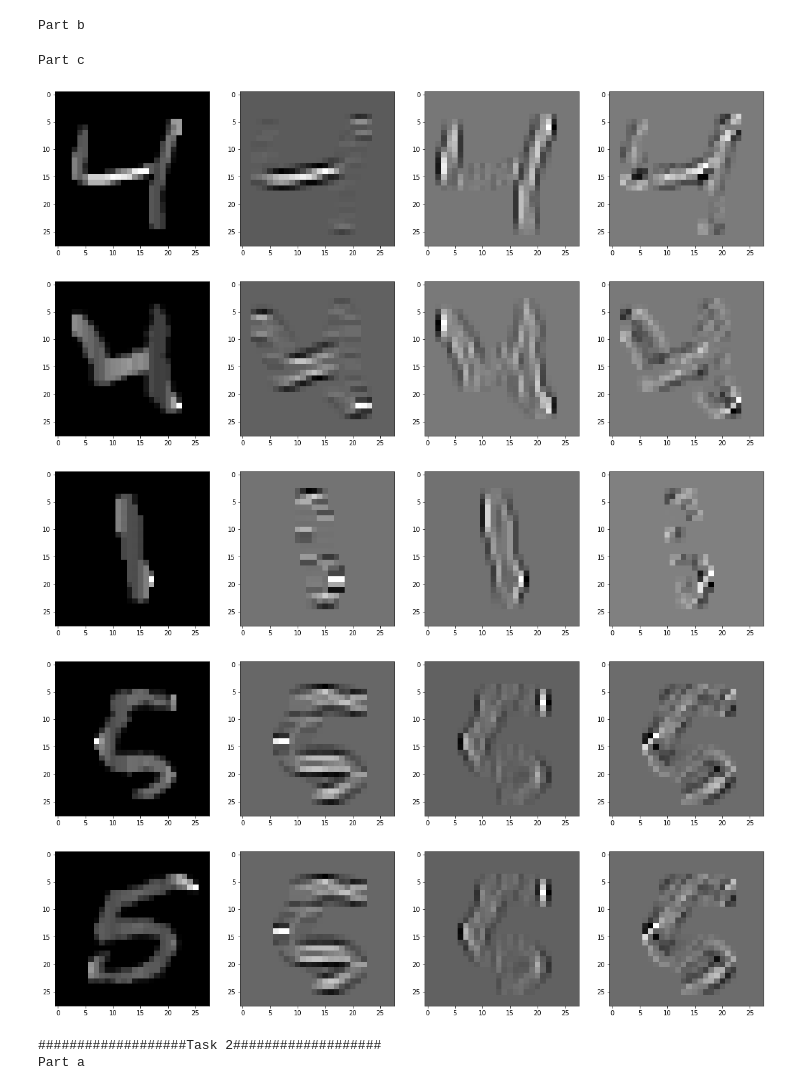
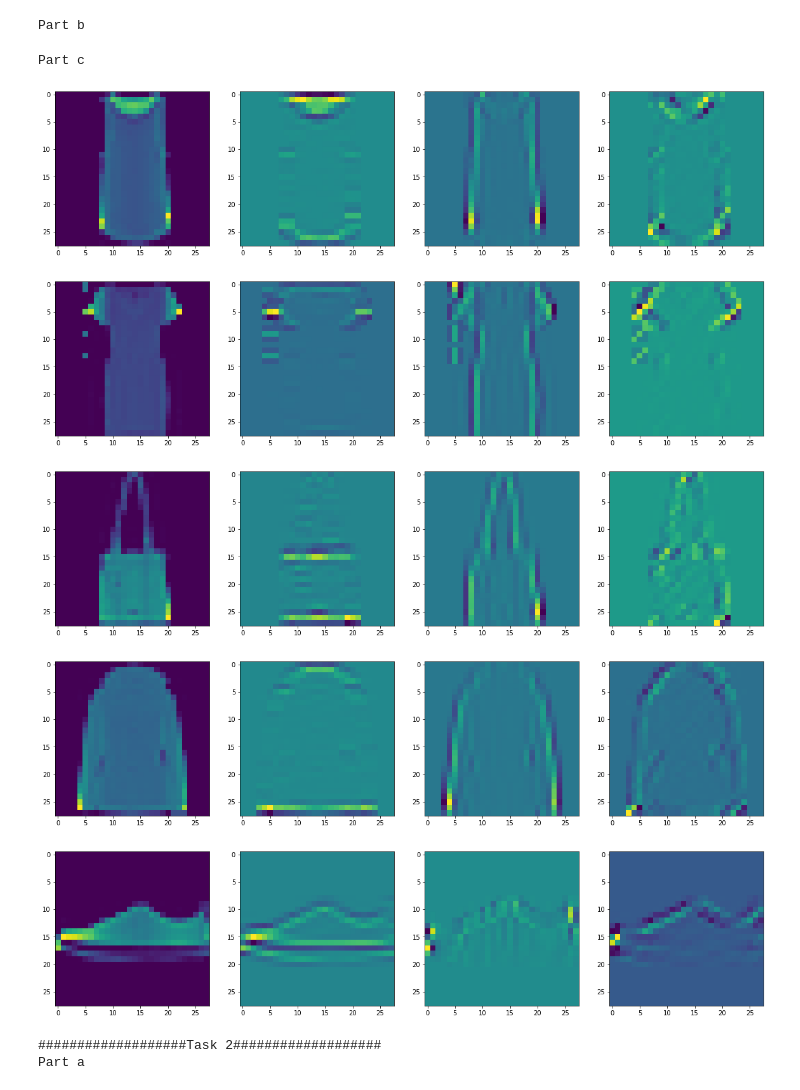
Before and after one commit to AppleAlex99/ML, a Jupyter notebook: src/e5/j.ipynb, the cells around one changed output. Saved outputs shown, nothing was run; the diff lists cells and outputs as text; code cells hidden in the pictures.

```diff
--- a/src/e5/j.ipynb
+++ b/src/e5/j.ipynb
@@ -7,9 +8,11 @@ from scipy import ndimage
 from keras.layers import Reshape
 from keras.layers import Conv2D
 # %%
+tf.random.set_seed(11)
+
 print("###################Task 1###################")
 print("Part a")
-(x_train_01, y_train_01), (x_test_01, y_test_01) = tf.keras.datasets.mnist.load_data(path='mnist.npz')
+(x_train_01, y_train_01), (x_test_01, y_test_01) = tf.keras.datasets.fashion_mnist.load_data()
 
 # Scale the data
 x_train_01 = tf.keras.utils.normalize(x_train_01, axis=1)
@@ -24,7 +27,7 @@ img1 = x_train_01[2]
 img2 = x_train_01[20]
 img3 = x_train_01[200]
 img4 = x_train_01[2000]
-img5 = x_train_01[2000]
+img5 = x_train_01[20000]
 # %% [output]
 Part b
 # %%
@@ -65,49 +68,51 @@ f, ax = plt.subplots(1, 4, figsize=(20, 20))
 a1 = [image1, wimg1_1, wimg1_2, wimg1_3]
 for i in range(0, 4):
     sample = a1[i]
-    ax[i].imshow(sample, cmap='gray')
+    ax[i].imshow(sample)
 plt.show()
 
 image2 = x_train_01[20]# plot the sample
 f2, ax2 = plt.subplots(1, 4, figsize=(20, 20))
 a2 = [image2, wimg2_1, wimg2_2, wimg2_3]
 for i in range(0, 4):
     sample = a2[i]
-    ax2[i].imshow(sample, cmap='gray')
+    ax2[i].imshow(sample)
 plt.show()
 
 image3 = x_train_01[200]# plot the sample
 f3, ax3 = plt.subplots(1, 4, figsize=(20, 20))
 a3 = [image3, wimg3_1, wimg3_2, wimg3_3]
 for i in range(0, 4):
     sample = a3[i]
-    ax3[i].imshow(sample, cmap='gray')
+    ax3[i].imshow(sample)
 plt.show()
 
 image4 = x_train_01[2000]# plot the sample
 f4, ax4 = plt.subplots(1, 4, figsize=(20, 20))
 a4 = [image4, wimg4_1, wimg4_2, wimg4_3]
 for i in range(0, 4):
     sample = a4[i]
-    ax4[i].imshow(sample, cmap='gray')
+    ax4[i].imshow(sample)
 plt.show()
 
 image5 = x_train_01[20000]# plot the sample
 f5, ax5 = plt.subplots(1, 4, figsize=(20, 20))
 a5 = [image5, wimg5_1, wimg5_2, wimg5_3]
 for i in range(0, 4):
     sample = a5[i]
-    ax5[i].imshow(sample, cmap='gray')
+    ax5[i].imshow(sample)
 plt.show()
 
-# The convolutions are highlighting the different gray scales
+# The first convolution layer is highlighting the horizontal lines of the images
+# The second convolution layer is highlighting the vertical lines of the images
+# The third convolution layer is highlighting...
 # %% [output]
 Part c
-[figure, old version]
+[figure, new version]
-[figure, old version]
+[figure, new version]
-[figure, old version]
+[figure, new version]
-[figure, old version]
+[figure, new version]
-[figure, old version]
+[figure, new version]
 # %%
 print("###################Task 2###################")
 
```
Also changed, not shown: parts of 11 cells of this notebook, 1 other file.
